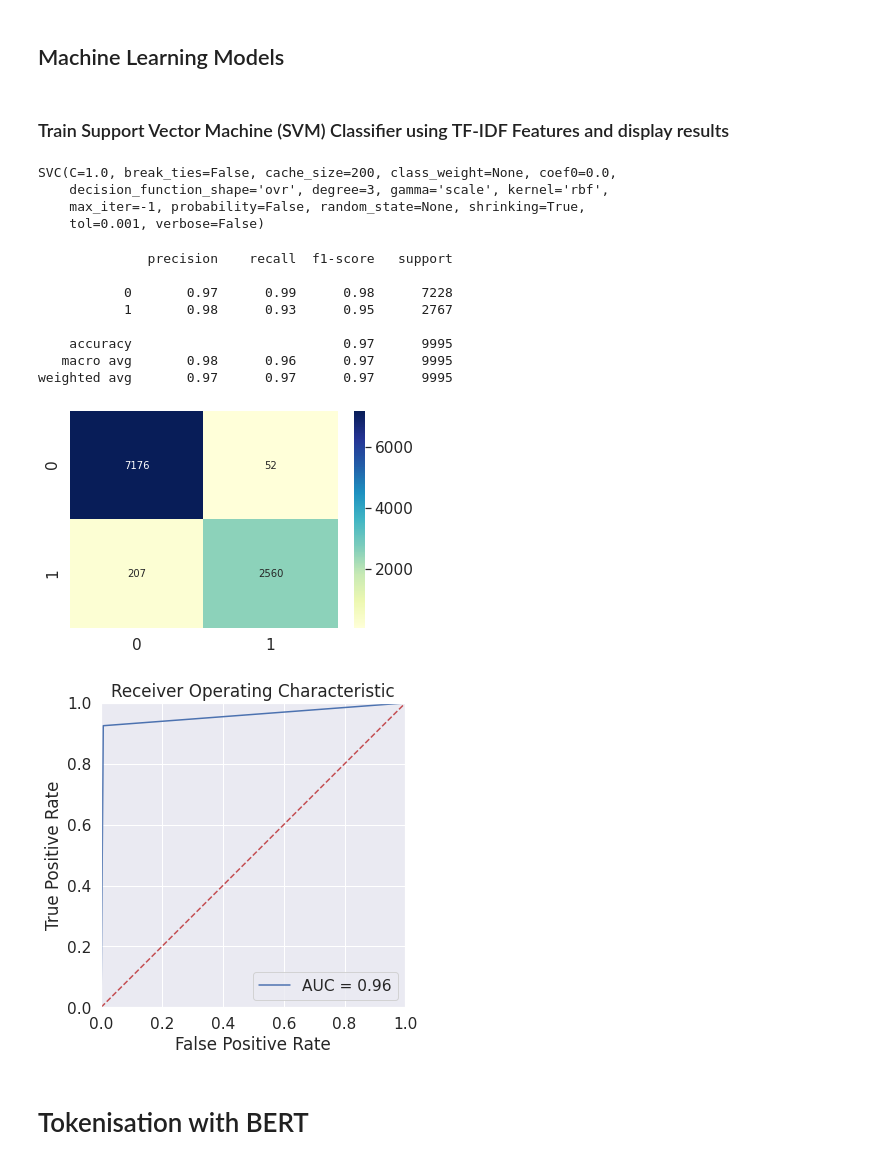
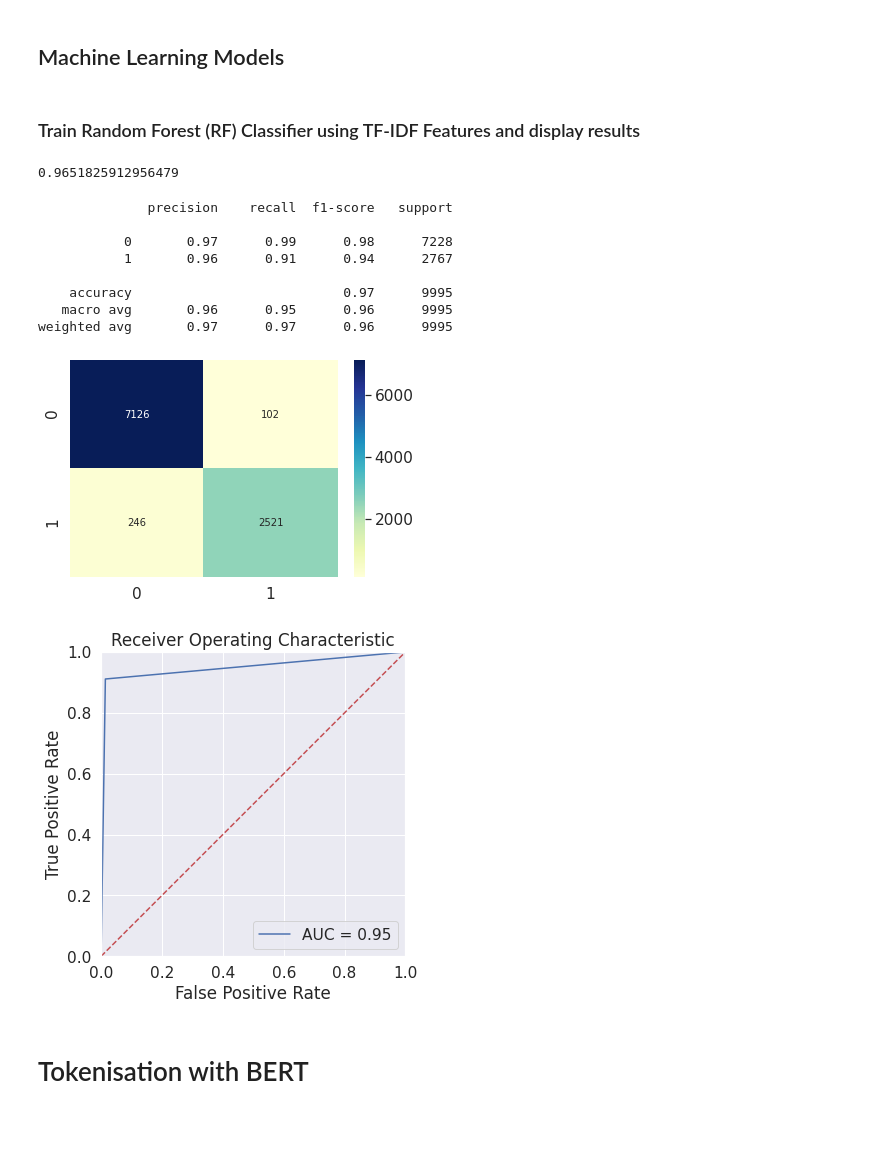
Before and after one commit to FaiZaman/Fake-News-Detection-with-Natural-Language-Processing, a Jupyter notebook: Fake_News_Challenge_Classifier.ipynb, the cells around one changed output. Cells and saved outputs as stored; diff of their text form; code cells hidden in the pictures; blank space fills up the shorter version.

```diff
--- a/Fake_News_Challenge_Classifier.ipynb
+++ b/Fake_News_Challenge_Classifier.ipynb
@@ -153,17 +154,17 @@ class ColumnExtractor(TransformerMixin):
 ### Pipelines and Feature Union of Headline and Article Body
 - Apply fit transform
 # %%
-# feature extraction with TF-IDF
+max_features = 200
 
 # create pipes and perform TF-IDF on Headline and Body columns
 headline_pipe = make_pipeline(
     ColumnExtractor('Headline'),
-    TfidfVectorizer(decode_error='ignore', min_df=4, max_df=0.5, max_features=200, lowercase=True)
+    TfidfVectorizer(decode_error='ignore', min_df=4, max_df=0.5, max_features=max_features, lowercase=True)
 )
 
 body_pipe = make_pipeline(
     ColumnExtractor('articleBody'),
-    TfidfVectorizer(decode_error='ignore', min_df=4, max_df=0.5, max_features=200, lowercase=True)
+    TfidfVectorizer(decode_error='ignore', min_df=4, max_df=0.5, max_features=max_features, lowercase=True)
 )
 
 # combine headline and body transformers with a feature union and weight equally
@@ -238,28 +236,26 @@ def display_results(model, val, y_val):
 # %% [markdown]
 ## Machine Learning Models
 # %% [markdown]
-### Train Support Vector Machine (SVM) Classifier using TF-IDF Features and display results
+### Train Random Forest (RF) Classifier using TF-IDF Features and display results
-# %%
-model = SVC(kernel='rbf')
-model.fit(tfidf_train, y_train)
-# %% [output]
-SVC(C=1.0, break_ties=False, cache_size=200, class_weight=None, coef0=0.0,
-    decision_function_shape='ovr', degree=3, gamma='scale', kernel='rbf',
-    max_iter=-1, probability=False, random_state=None, shrinking=True,
-    tol=0.001, verbose=False)
-# %%
-display_results(model, tfidf_val, y_val)
-# %% [output]
-              precision    recall  f1-score   support
-
-           0       0.97      0.99      0.98      7228
-           1       0.98      0.93      0.95      2767
-
-    accuracy                           0.97      9995
-   macro avg       0.98      0.96      0.97      9995
-weighted avg       0.97      0.97      0.97      9995
-[figure, removed]
-[figure, removed]
+# %%
+tfidf_RF_model = RandomForestClassifier(random_state=0).fit(tfidf_train, y_train)
+tfidf_RF_model.score(tfidf_val, y_val)
+# %% [output]
+0.9651825912956479
+# %%
+y_pred = tfidf_RF_model.predict(tfidf_val)
+display_results(y_pred, y_val)
+# %% [output]
+              precision    recall  f1-score   support
+
+           0       0.97      0.99      0.98      7228
+           1       0.96      0.91      0.94      2767
+
+    accuracy                           0.97      9995
+   macro avg       0.96      0.95      0.96      9995
+weighted avg       0.97      0.97      0.96      9995
+[figure, added]
+[figure, added]
 # %% [markdown]
 # Tokenisation with BERT
 # %% [markdown]
```
Also changed, not shown: parts of 15 cells of this notebook.
